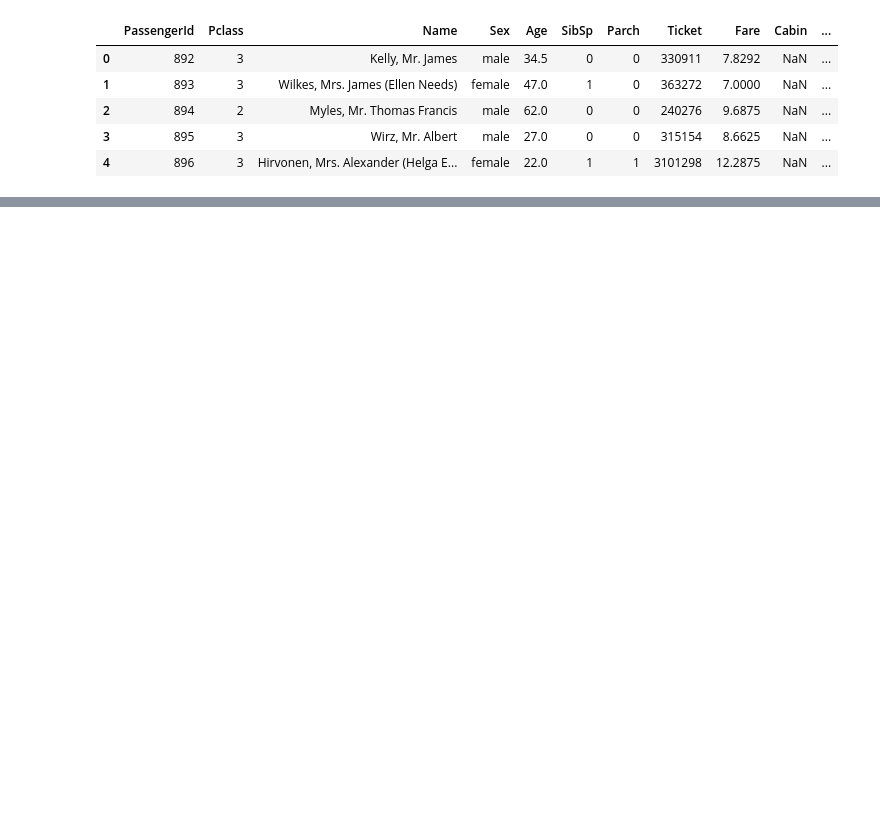
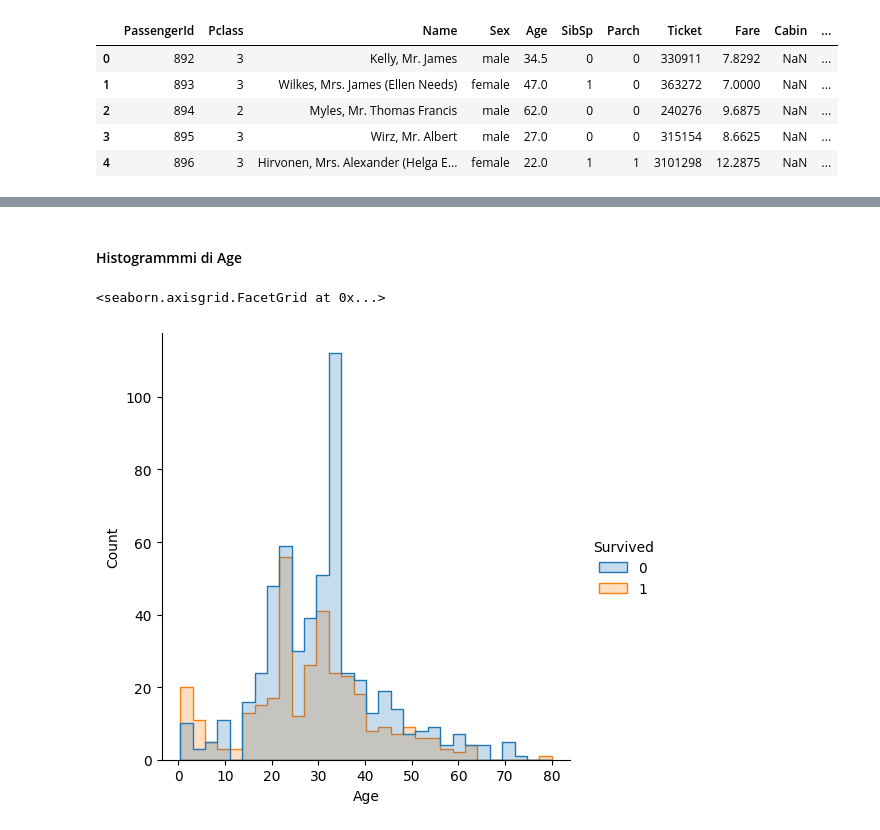
Before and after one commit to Porini-Education/Course_ITS-BigData23-25_Anno2, a Jupyter notebook: Python/20241021_ML.ipynb, the cells around one changed output, grey strips where cells are left out. Drawn from its saved outputs; the diff is of its cells as text; code cells hidden in the pictures; blank space fills up the shorter version.

Commit message:
una risposta con i dati titanic

```diff
--- a/Python/20241021_ML.ipynb
+++ b/Python/20241021_ML.ipynb
@@ -171,0 +277,4 @@ parch: The dataset defines family relations in this way...
+# %%
+# ok, non ci sono altri passeggeri con lo stesso cognome
+# la soluzione più semplice è assegnare il porto di imbarco più frequente
+df_titanic_train['Embarked'].fillna('S', inplace=True)
@@ -171,0 +416,6 @@ parch: The dataset defines family relations in this way...
+# %%
+# la cabina è composta da una lettera e un numero
+# sarebbe interessante capire se la lettera della cabina è correlata con la classe
+df_titanic_train['Cabin_letter'] = df_titanic_train['Cabin'].apply(lambda x: x[0] if pd.notnull(x) else 'U')
+# Ho usato 'U' per indicare 'Unknown'
+df_titanic_train.groupby(['Pclass', 'Cabin_letter']).size()
@@ -171,0 +484,8 @@ parch: The dataset defines family relations in this way...
+# %%
+df_titanic_test['Cabin_letter'] = df_titanic_test['Cabin'].apply(lambda x: x[0] if pd.notnull(x) else 'U')
+
+# e cancelliamo la colonna Cabin
+df_titanic_train.drop('Cabin', axis=1, inplace=True)
+df_titanic_test.drop('Cabin', axis=1, inplace=True)
+
+df_titanic_train
@@ -171,0 +622,7 @@ parch: The dataset defines family relations in this way...
+# %% [markdown]
+#### Histogrammmi di Age
+# %%
+sns.displot(data=df_titanic_train, x='Age', hue='Survived', element='step')
+# %% [output]
+<seaborn.axisgrid.FacetGrid at 0x...>
+[figure, added]
```
Also changed, not shown: parts of 98 cells of this notebook, 1 other file.
